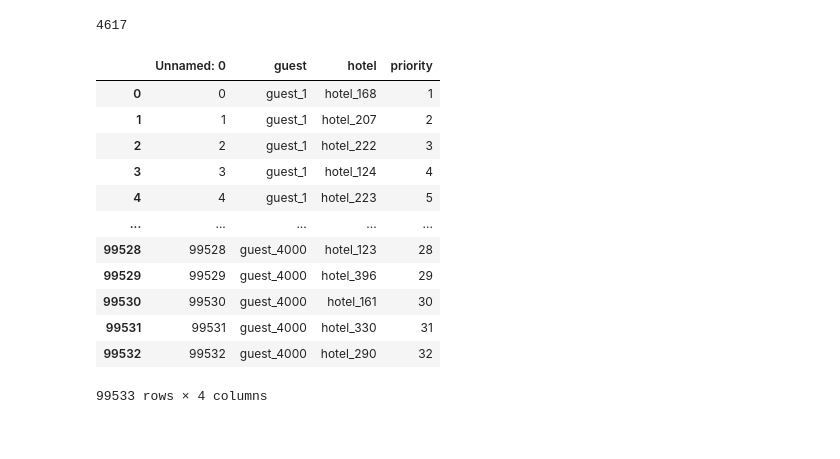
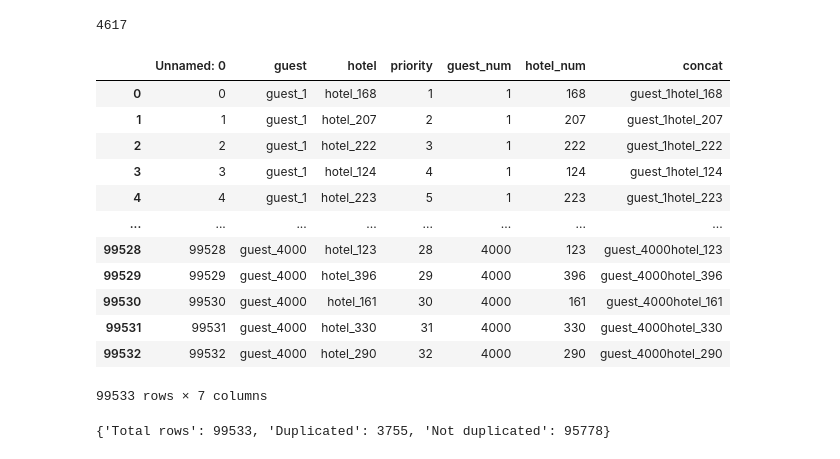
Before and after one commit to tundraparisi/dscoding-projects, a Jupyter notebook: franco.bonifacini/Test.ipynb, the cells around one changed output. Saved outputs shown, nothing was run; the diff lists cells and outputs as text; code cells hidden in the pictures.

```diff
--- a/franco.bonifacini/Test.ipynb
+++ b/franco.bonifacini/Test.ipynb
@@ -10,7 +8,7 @@ SyntaxError: invalid syntax (data.py, line 1)
 # %%
 #pip install openpyxl
 # %%
-guests_db = pd.read_excel('Project/Datasets/guests.xlsx')
-hotels_db = pd.read_excel('Project/Datasets/hotels.xlsx')
-pref_db = pd.read_excel('Project/Datasets/preferences.xlsx')
+guests_df = pd.read_excel('Project/Datasets/guests.xlsx')
+hotels_df = pd.read_excel('Project/Datasets/hotels.xlsx')
+pref_df = pd.read_excel('Project/Datasets/preferences.xlsx')
 # %%
@@ -74,18 +86,21 @@ Availability
 # %% [output]
 4617
 # %%
-pref_db
+pref_df['guest_num'] = pref_df['guest'].str.split('_').str[1].astype(int)
+pref_df['hotel_num'] = pref_df['hotel'].str.split('_').str[1].astype(int)
+pref_df['concat'] = pref_df['guest']+pref_df['hotel']
+pref_df
 # %% [output]
-|  | Unnamed: 0 | guest | hotel | priority |
-| 0 | 0 | guest_1 | hotel_168 | 1 |
-| 1 | 1 | guest_1 | hotel_207 | 2 |
-| 2 | 2 | guest_1 | hotel_222 | 3 |
-| 3 | 3 | guest_1 | hotel_124 | 4 |
-| 4 | 4 | guest_1 | hotel_223 | 5 |
-| ... | ... | ... | ... | ... |
-| 99528 | 99528 | guest_4000 | hotel_123 | 28 |
-| 99529 | 99529 | guest_4000 | hotel_396 | 29 |
-| 99530 | 99530 | guest_4000 | hotel_161 | 30 |
-| 99531 | 99531 | guest_4000 | hotel_330 | 31 |
-| 99532 | 99532 | guest_4000 | hotel_290 | 32 |
+|  | Unnamed: 0 | guest | hotel | priority | guest_num | hotel_num | concat |
+| 0 | 0 | guest_1 | hotel_168 | 1 | 1 | 168 | guest_1hotel_168 |
+| 1 | 1 | guest_1 | hotel_207 | 2 | 1 | 207 | guest_1hotel_207 |
+| 2 | 2 | guest_1 | hotel_222 | 3 | 1 | 222 | guest_1hotel_222 |
+| 3 | 3 | guest_1 | hotel_124 | 4 | 1 | 124 | guest_1hotel_124 |
+| 4 | 4 | guest_1 | hotel_223 | 5 | 1 | 223 | guest_1hotel_223 |
+| ... | ... | ... | ... | ... | ... | ... | ... |
+| 99528 | 99528 | guest_4000 | hotel_123 | 28 | 4000 | 123 | guest_4000hotel_123 |
+| 99529 | 99529 | guest_4000 | hotel_396 | 29 | 4000 | 396 | guest_4000hotel_396 |
+| 99530 | 99530 | guest_4000 | hotel_161 | 30 | 4000 | 161 | guest_4000hotel_161 |
+| 99531 | 99531 | guest_4000 | hotel_330 | 31 | 4000 | 330 | guest_4000hotel_330 |
+| 99532 | 99532 | guest_4000 | hotel_290 | 32 | 4000 | 290 | guest_4000hotel_290 |
-99533 rows × 4 columns
+99533 rows × 7 columns
@@ -97,0 +107,6 @@ def Hotel_list():
+# %%
+duplicated_priors = pref_df['concat'].duplicated()
+check_duplicated_priors = {'Total rows': duplicated_priors.count(), 'Duplicated': duplicated_priors[duplicated_priors].count(), 'Not duplicated': duplicated_priors[~duplicated_priors].count()}
+check_duplicated_priors
+# %% [output]
+{'Total rows': 99533, 'Duplicated': 3755, 'Not duplicated': 95778}
```
Also changed, not shown: parts of 64 cells of this notebook, 11 other files.
